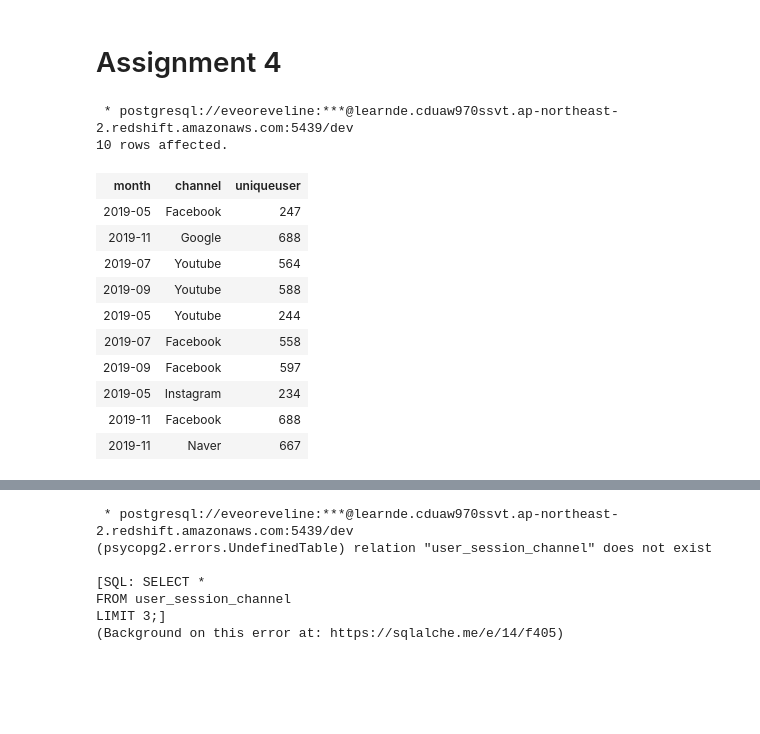
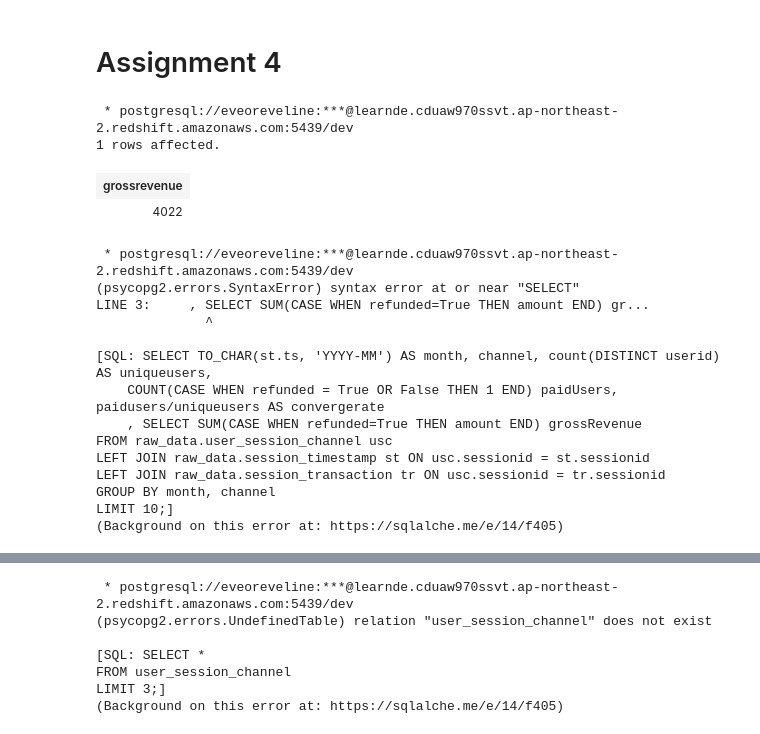
Before and after one commit to eveoreveline/programmers_airflow, a Jupyter notebook: assignment_week_2.ipynb, the cells around one changed output, grey strips where cells are left out. Cells and saved outputs as stored; diff of their text form; code cells hidden in the pictures; blank space fills up the shorter version.

```diff
--- a/assignment_week_2.ipynb
+++ b/assignment_week_2.ipynb
@@ -1029,24 +1038,39 @@ LIMIT 1;
 # %% [markdown]
 # Assignment 4
+# %%
+%%sql
+
+SELECT SUM(CASE WHEN refunded=True THEN amount END) grossRevenue
+FROM raw_data.session_transaction
+LIMIT 10;
+# %% [output]
+ * postgresql://eveoreveline:***@learnde.cduaw970ssvt.ap-northeast-2.redshift.amazonaws.com:5439/dev
+1 rows affected.
+| grossrevenue |
+| 4022 |
 # %%
 %%sql
 
-SELECT TO_CHAR(st.ts, 'YYYY-MM') AS month, channel, count(DISTINCT userid) AS uniqueuser
+SELECT TO_CHAR(st.ts, 'YYYY-MM') AS month, channel, count(DISTINCT userid) AS uniqueusers,
+    COUNT(CASE WHEN refunded = True OR False THEN 1 END) paidUsers, paidusers/uniqueusers AS convergerate
+    , SELECT SUM(CASE WHEN refunded=True THEN amount END) grossRevenue
 FROM raw_data.user_session_channel usc
 LEFT JOIN raw_data.session_timestamp st ON usc.sessionid = st.sessionid
+LEFT JOIN raw_data.session_transaction tr ON usc.sessionid = tr.sessionid
 GROUP BY month, channel
 LIMIT 10;
 # %% [output]
  * postgresql://eveoreveline:***@learnde.cduaw970ssvt.ap-northeast-2.redshift.amazonaws.com:5439/dev
-10 rows affected.
+(psycopg2.errors.SyntaxError) syntax error at or near "SELECT"
+LINE 3:     , SELECT SUM(CASE WHEN refunded=True THEN amount END) gr...
+              ^
+
+[SQL: SELECT TO_CHAR(st.ts, 'YYYY-MM') AS month, channel, count(DISTINCT userid) AS uniqueusers,
+    COUNT(CASE WHEN refunded = True OR False THEN 1 END) paidUsers, paidusers/uniqueusers AS convergerate
+    , SELECT SUM(CASE WHEN refunded=True THEN amount END) grossRevenue
+FROM raw_data.user_session_channel usc
+LEFT JOIN raw_data.session_timestamp st ON usc.sessionid = st.sessionid
+LEFT JOIN raw_data.session_transaction tr ON usc.sessionid = tr.sessionid
+GROUP BY month, channel
+LIMIT 10;]
+(Background on this error at: https://sqlalche.me/e/14/f405)
-| month | channel | uniqueuser |
-| 2019-05 | Facebook | 247 |
-| 2019-11 | Google | 688 |
-| 2019-07 | Youtube | 564 |
-| 2019-09 | Youtube | 588 |
-| 2019-05 | Youtube | 244 |
-| 2019-07 | Facebook | 558 |
-| 2019-09 | Facebook | 597 |
-| 2019-05 | Instagram | 234 |
-| 2019-11 | Facebook | 688 |
-| 2019-11 | Naver | 667 |
```
Also changed, not shown: parts of 6 cells of this notebook.
